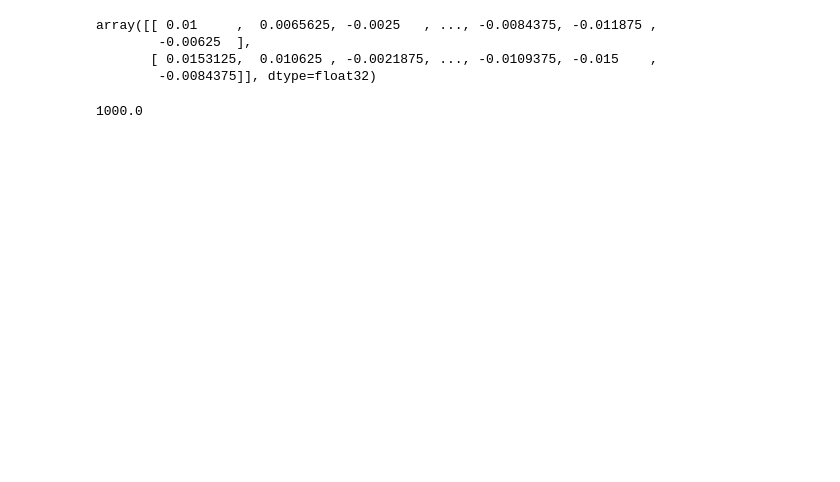
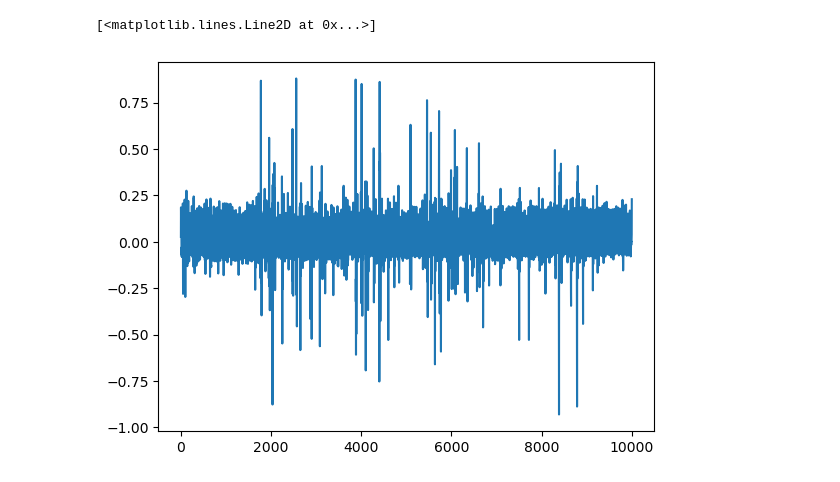
Before and after one commit to jeremyschroeter/neusci440, a Jupyter notebook: workspace.ipynb, the cells around one changed output. Drawn from its saved outputs; the diff is of its cells as text; code cells hidden in the pictures; blank space fills up the shorter version.

Commit message:
implemented Filter class

```diff
--- a/workspace.ipynb
+++ b/workspace.ipynb
@@ -6,2 +5,2 @@ import matplotlib.pyplot as plt
 # %%
-dataset = ntk.LabChartDataset('./assets/datasets/test_2ch.mat')
+dataset = ntk.LabChartDataset('assets/datasets/test_1ch.mat')
@@ -10,7 +6,0 @@ block_one = dataset.get_block([1, 2])
-# %%
-dataset.get_block(1)
-# %% [output]
-array([[ 0.01     ,  0.0065625, -0.0025   , ..., -0.0084375, -0.011875 ,
-        -0.00625  ],
-       [ 0.0153125,  0.010625 , -0.0021875, ..., -0.0109375, -0.015    ,
-        -0.0084375]], dtype=float32)
@@ -24,4 +7,12 @@ dataset.organize_by_pages(
-# %%
-dataset.fs
-# %% [output]
-1000.0
+# %%
+block = dataset.get_block(3)
+# %%
+filter = ntk.Filter(1000, highcut=300)
+filtered_block = filter.apply(block)
+
+
+# plt.plot(block[0, 10000:20000])
+plt.plot(filtered_block[0, 10000:20000])
+# %% [output]
+[<matplotlib.lines.Line2D at 0x...>]
+[figure, added]
```
Also changed, not shown: parts of 5 cells of this notebook, 1 other file.
